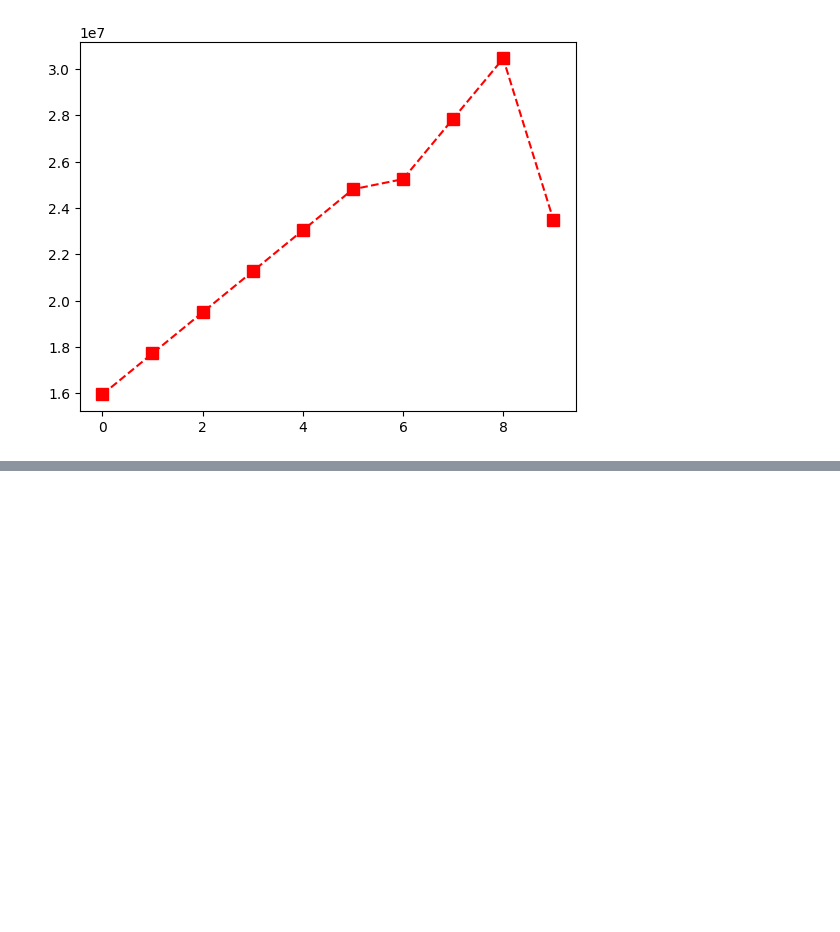
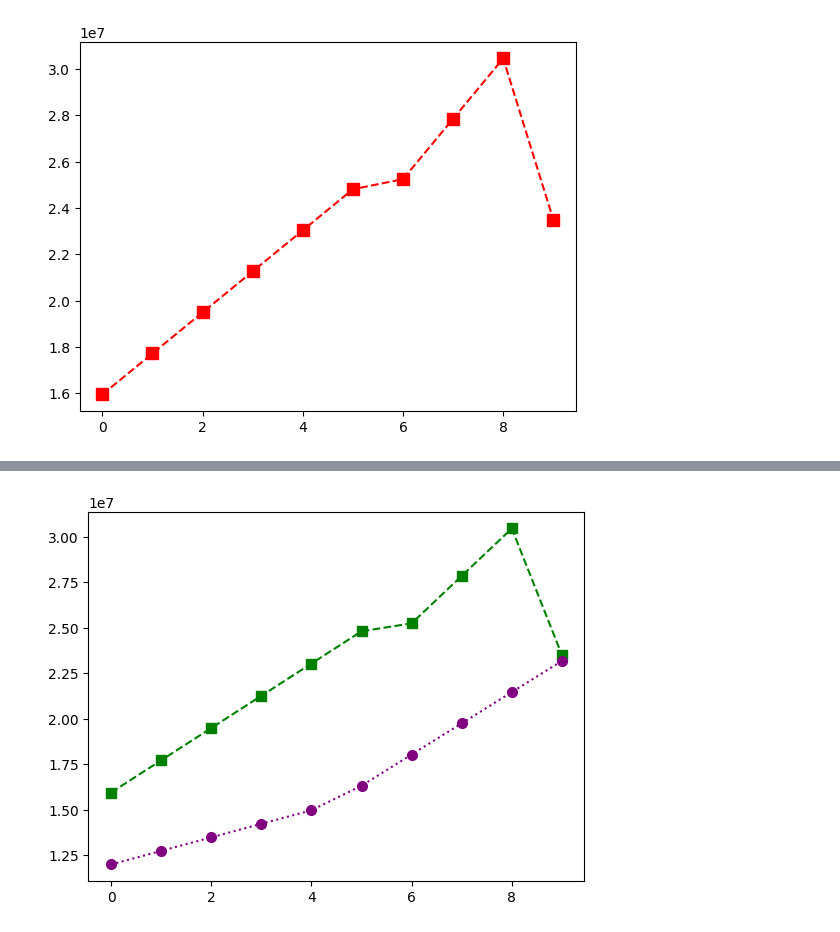
Before and after one commit to umashravani24/FSDS-_LEARNER, a Jupyter notebook: IPL_DATASET_ANALYSIS.ipynb, the cells around one changed output, grey strips where cells are left out. Cells and saved outputs as stored; diff of their text form; code cells hidden in the pictures; blank space fills up the shorter version.

```diff
--- a/IPL_DATASET_ANALYSIS.ipynb
+++ b/IPL_DATASET_ANALYSIS.ipynb
@@ -212,0 +235,6 @@ plt.plot(Salary[0],ls='--',color='red',marker='s',ms=8)
+# %%
+plt.plot(Salary[0],ls='--',c='green',marker='s',ms=7,label=Players[0])
+plt.plot(Salary[1],ls=':',c='purple',marker='o',ms=7,label=Players[1])
+plt.show()
+# %% [output]
+[figure, added]
```
Also changed, not shown: parts of 8 cells of this notebook, 2 other files.
